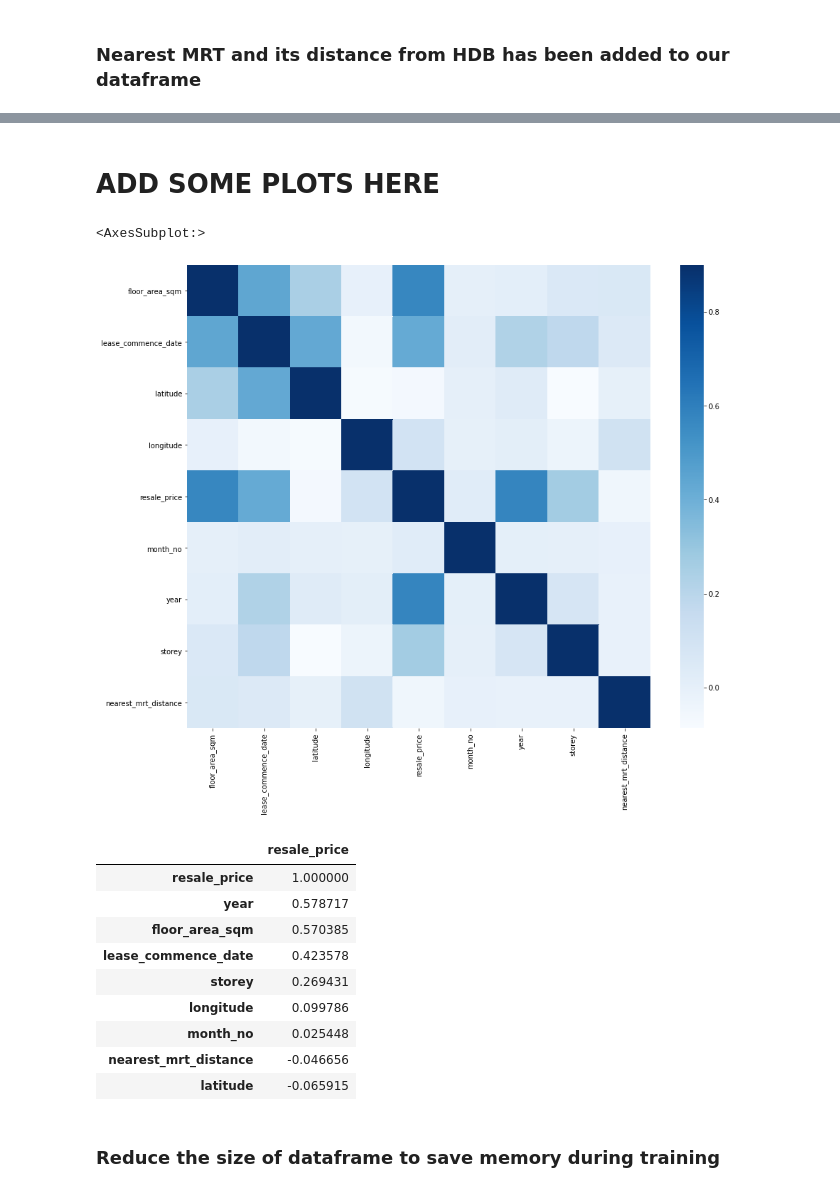
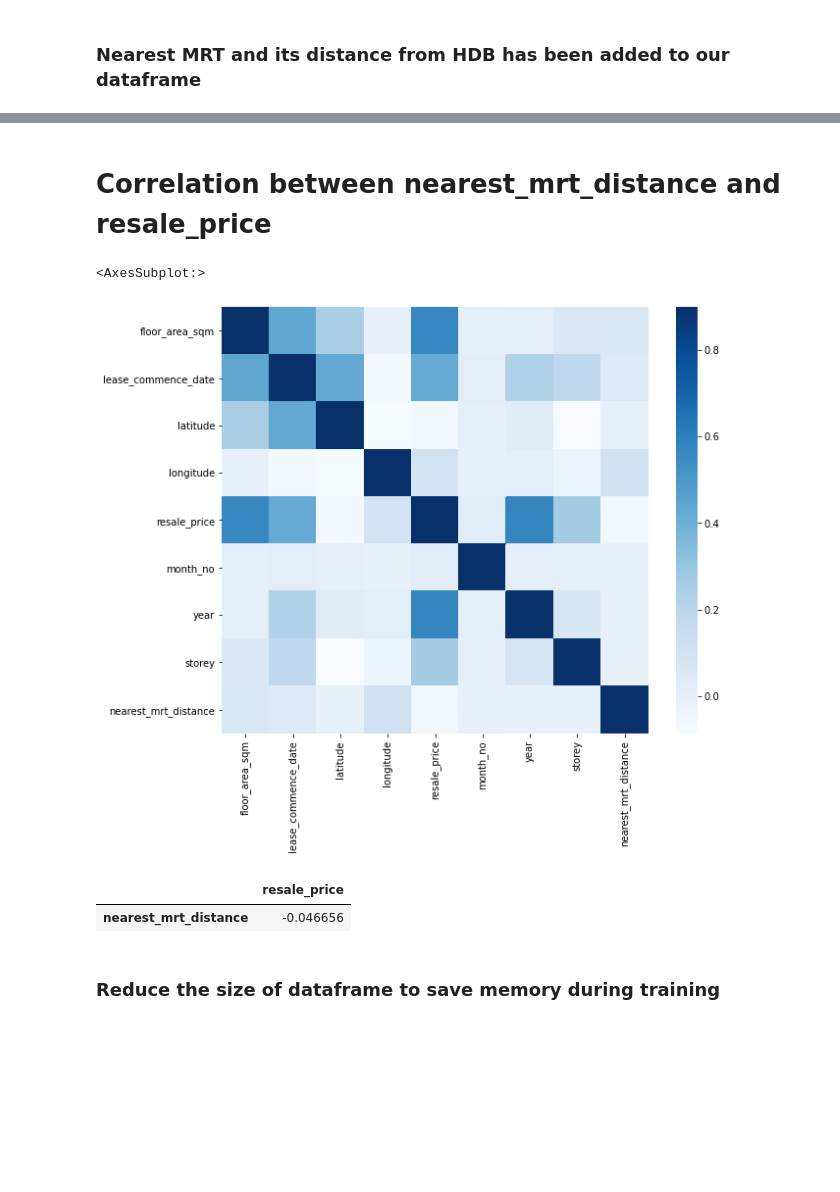
Before and after one commit to dheeraj-sn/hdb_resale_price_prediction, a Jupyter notebook: MRT_EDA_PREPROCESSING_MODEL_ANALYSIS.ipynb, the cells around one changed output, grey strips where cells are left out. Drawn from its saved outputs; the diff is of its cells as text; code cells hidden in the pictures; blank space fills up the shorter version.

```diff
--- a/MRT_EDA_PREPROCESSING_MODEL_ANALYSIS.ipynb
+++ b/MRT_EDA_PREPROCESSING_MODEL_ANALYSIS.ipynb
@@ -278,28 +285,20 @@ test_df.head()
 | 2 | jurong east | 3-room | 206 | jurong east street 21 | 67.0 | new generation | 1982 | 1.337804 | ... |
 | 3 | ang mo kio | 3-room | 180 | Ang Mo Kio Avenue 5 | 82.0 | new generation | 1981 | 1.380084 | ... |
 | 4 | clementi | 5-room | 356 | clementi avenue 2 | 117.0 | standard | 1978 | 1.313960 | ... |
-# %% [markdown]
-# ADD SOME PLOTS HERE
+# %% [markdown]
+# Correlation between nearest_mrt_distance and resale_price
 # %%
 corr = train_df.corr()
-plt.subplots(figsize=(15,12))
+plt.subplots(figsize=(10,8))
 sns.heatmap(corr, vmax=0.9, cmap="Blues", square=True)
 # %% [output]
 <AxesSubplot:>
-[figure, old version]
+[figure, new version]
 # %%
-corr[['resale_price']].sort_values(by='resale_price',ascending=False).style.background_gradient(cmap='viridis', axis=None)
+corr[['resale_price']].sort_values(by='resale_price',ascending=False)[7:8].style.background_gradient(cmap='viridis', axis=None)
 # %% [output]
 |  | resale_price |
-| resale_price | 1.000000 |
-| year | 0.578717 |
-| floor_area_sqm | 0.570385 |
-| lease_commence_date | 0.423578 |
-| storey | 0.269431 |
-| longitude | 0.099786 |
-| month_no | 0.025448 |
 | nearest_mrt_distance | -0.046656 |
-| latitude | -0.065915 |
 # %% [markdown]
 ### Reduce the size of dataframe to save memory during training
 # %%
```
Also changed, not shown: parts of 55 cells of this notebook, 1 other file.
